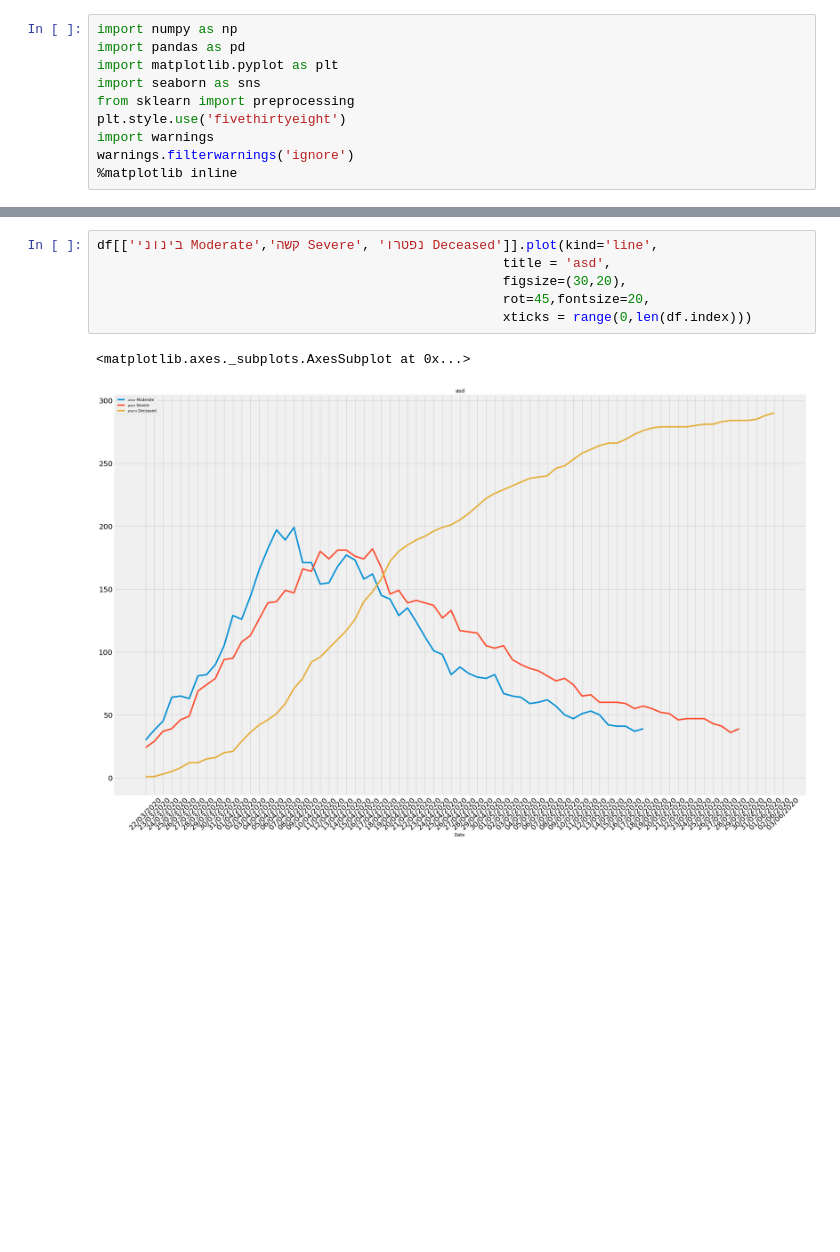
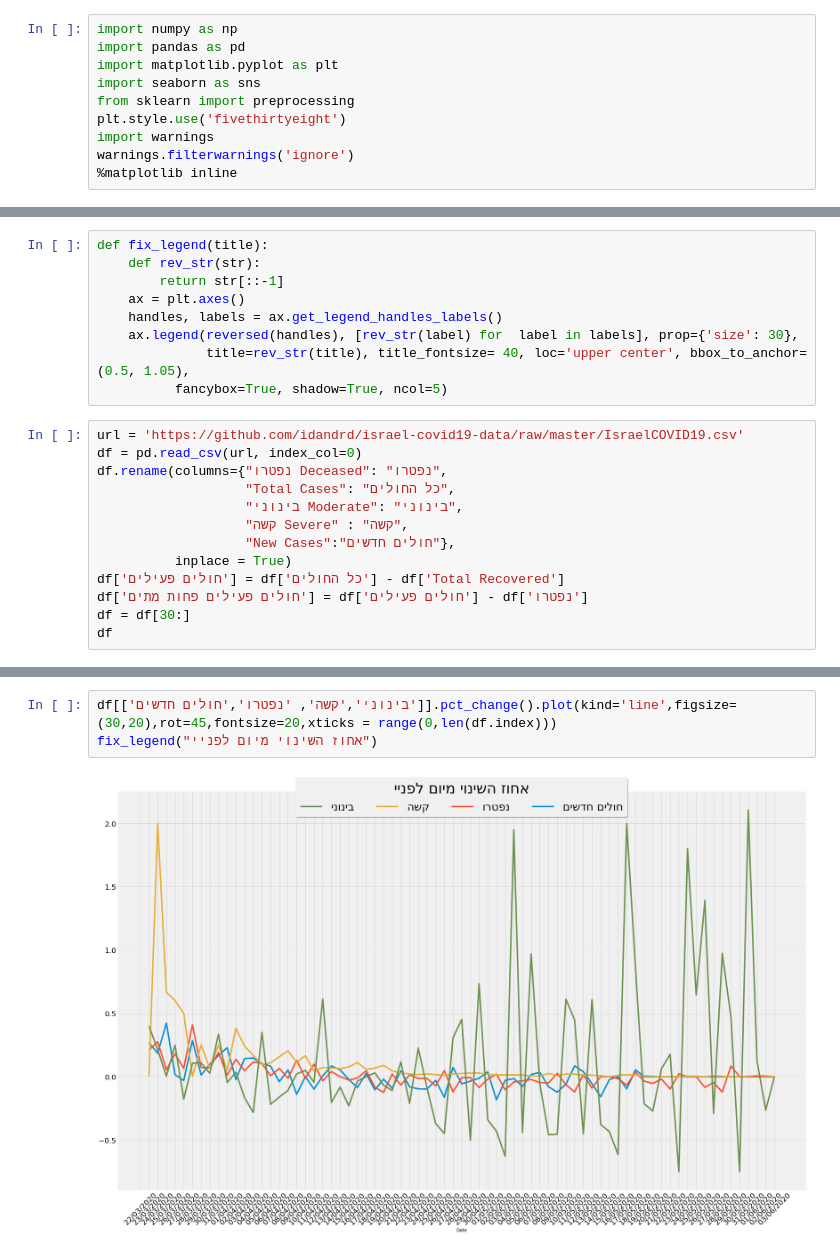
Before and after one commit to sarmon01/israel_corona, a Jupyter notebook: israel_corona.ipynb, the cells around one changed output, grey strips where cells are left out. Saved outputs shown, nothing was run; the diff lists cells and outputs as text; blank space fills up the shorter version.

Commit message:
titles in hebrew

```diff
--- a/israel_corona.ipynb
+++ b/israel_corona.ipynb
@@ -38,0 +11,22 @@ df
+# %%
+def fix_legend(title):
+    def rev_str(str):
+        return str[::-1]
+    ax = plt.axes()
+    handles, labels = ax.get_legend_handles_labels()
+    ax.legend(reversed(handles), [rev_str(label) for  label in labels], prop={'size': 30},
+              title=rev_str(title), title_fontsize= 40, loc='upper center', bbox_to_anchor=(0.5, 1.05),
+          fancybox=True, shadow=True, ncol=5)
+# %%
+url = 'https://github.com/idandrd/israel-covid19-data/raw/master/IsraelCOVID19.csv'
+df = pd.read_csv(url, index_col=0)
+df.rename(columns={"נפטרו Deceased": "נפטרו",
+                   "Total Cases": "כל החולים",
+                   "בינוני Moderate": "בינוני",
+                   "קשה Severe" : "קשה",
+                   "New Cases":"חולים חדשים"},
+          inplace = True)
+df['חולים פעילים'] = df['כל החולים'] - df['Total Recovered']
+df['חולים פעילים פחות מתים'] = df['חולים פעילים'] - df['נפטרו']
+df = df[30:]
+df
@@ -50,9 +70,5 @@ df[['actual','Total Cases','actual_no_death']].plot(kind='line',
 # %%
-df[['בינוני Moderate','קשה Severe', 'נפטרו Deceased']].plot(kind='line',
-                                                    title = 'asd',
-                                                    figsize=(30,20),
-                                                    rot=45,fontsize=20,
-                                                    xticks = range(0,len(df.index)))
+df[['בינוני','קשה', 'נפטרו','חולים חדשים']].pct_change().plot(kind='line',figsize=(30,20),rot=45,fontsize=20,xticks = range(0,len(df.index)))
+fix_legend("אחוז השינוי מיום לפניי")
 # %% [output]
-<matplotlib.axes._subplots.AxesSubplot at 0x...>
-[figure, old version]
+[figure, new version]
```
Also changed, not shown: parts of 15 cells of this notebook.
